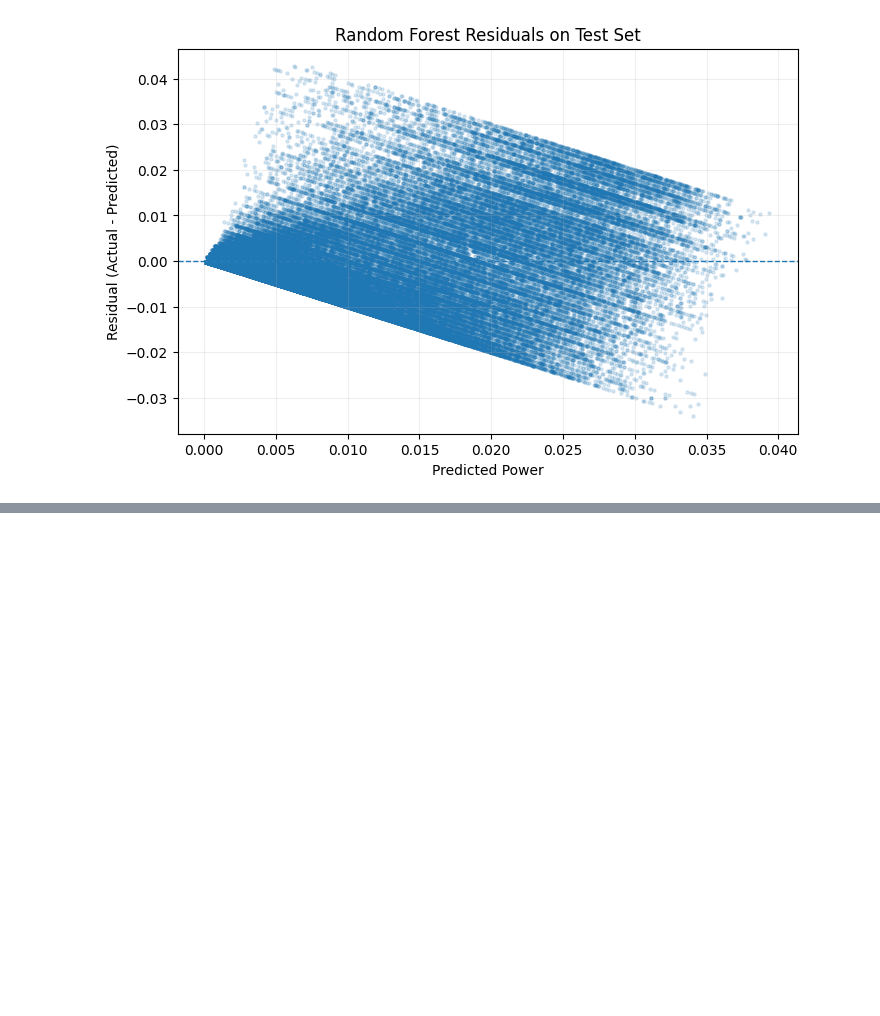
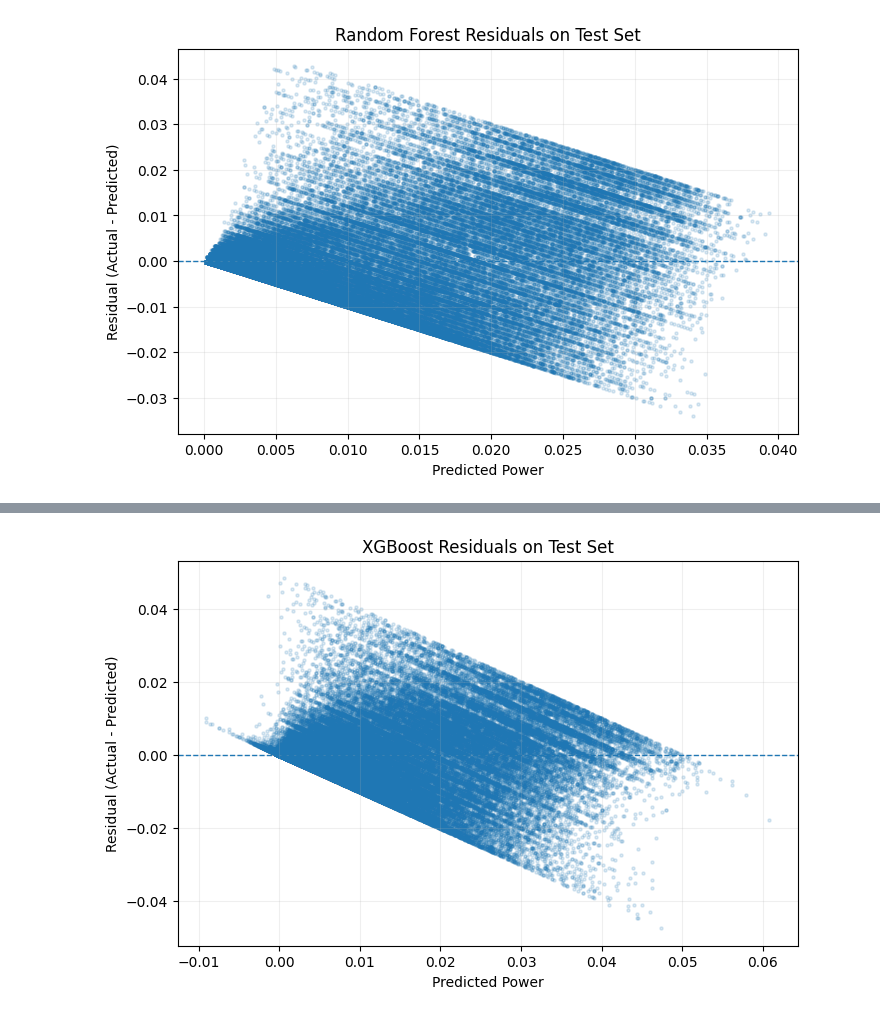
Before and after one commit to Dionysis33/WindPower_DigitalTwin, a Jupyter notebook: notebooks/07_advanced_baselines_and_importance.ipynb, the cells around one changed output, grey strips where cells are left out. Cells and saved outputs as stored; diff of their text form; code cells hidden in the pictures; blank space fills up the shorter version.

Commit message:
feat: add xgboost baseline and benchmark comparison in notebook 07

```diff
--- a/notebooks/07_advanced_baselines_and_importance.ipynb
+++ b/notebooks/07_advanced_baselines_and_importance.ipynb
@@ -493,0 +608,22 @@ plt.show()
+# %%
+# ---------------------------------------------------------------------
+# BEST XGBOOST VALIDATION CONFIGURATION
+# ---------------------------------------------------------------------
+# Επιλέγουμε το καλύτερο XGBoost setup με βάση το validation MAE.
+# ---------------------------------------------------------------------
+
+xgb_best_row = xgb_val_results_df.iloc[0]
+
+xgb_best_params = {
+    "n_estimators": int(xgb_best_row["n_estimators"]),
+    "max_depth": int(xgb_best_row["max_depth"]),
+    "learning_rate": float(xgb_best_row["learning_rate"]),
+    "subsample": float(xgb_best_row["subsample"]),
+    "colsample_bytree": float(xgb_best_row["colsample_bytree"]),
+}
+
+print("Best XGBoost validation configuration:")
+print(xgb_best_params)
+
+print("\nValidation metrics of the selected XGBoost configuration:")
+print(xgb_best_row[["MAE", "RMSE", "R2"]])
@@ -493,0 +741,22 @@ plt.show()
+# %%
+# ---------------------------------------------------------------------
+# DIAGNOSTIC PLOT: XGBoost residuals vs predicted values
+# ---------------------------------------------------------------------
+# Το γράφημα residuals δίνει μια πρώτη εικόνα για το αν το μοντέλο
+# εμφανίζει systematic bias ή έντονη δομή σφάλματος.
+# ---------------------------------------------------------------------
+
+import matplotlib.pyplot as plt
+
+xgb_residuals = y_test - xgb_test_preds
+
+plt.figure(figsize=(8, 5))
+plt.scatter(xgb_test_preds, xgb_residuals, alpha=0.15, s=5)
+plt.axhline(0.0, linestyle="--", linewidth=1)
+plt.xlabel("Predicted Power")
+plt.ylabel("Residual (Actual - Predicted)")
+plt.title("XGBoost Residuals on Test Set")
+plt.grid(alpha=0.2)
+plt.show()
+# %% [output]
+[figure, added]
```
Also changed, not shown: parts of 10 cells of this notebook, 1 other file.
